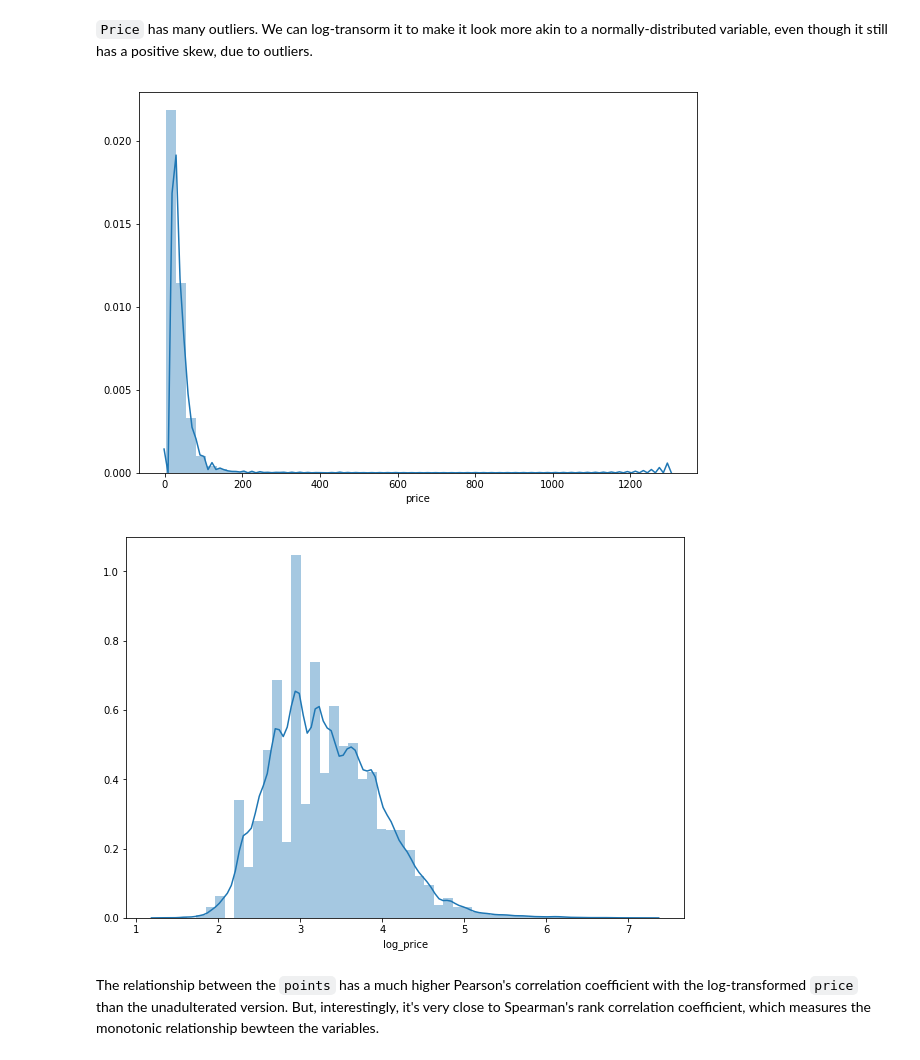
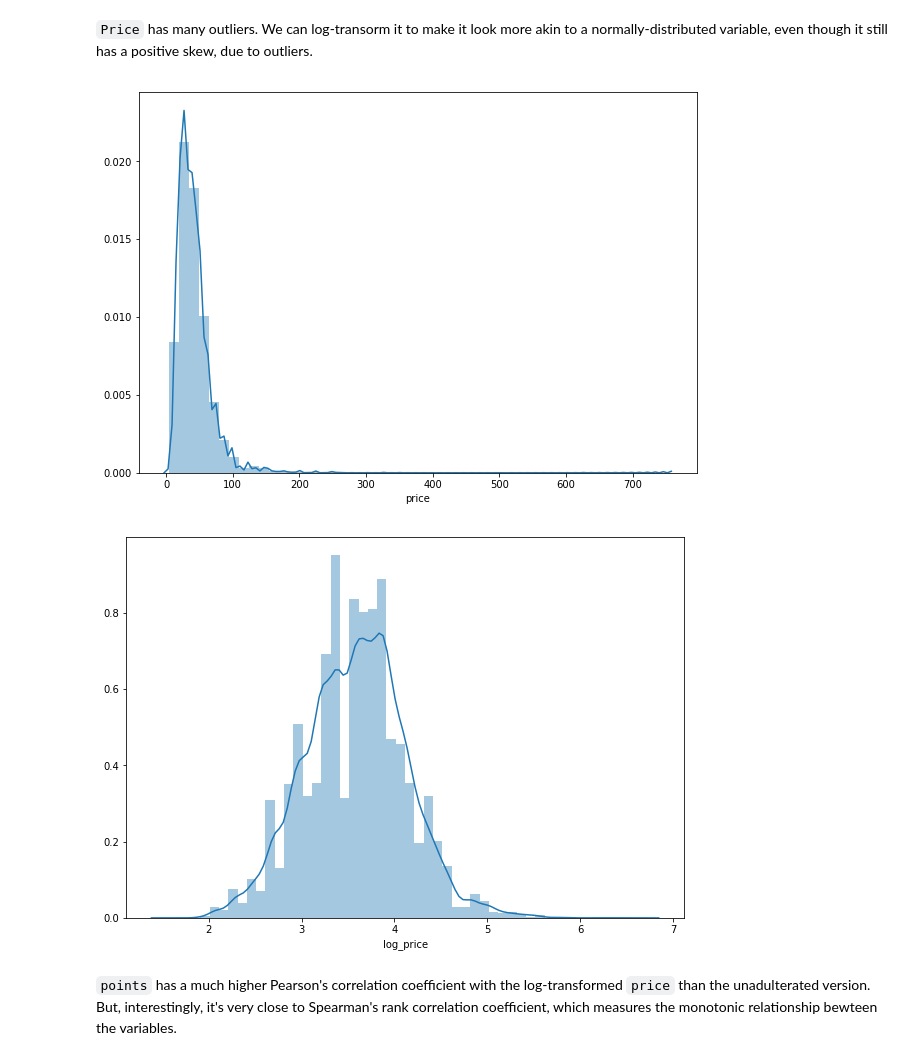
Before and after one commit to jbertscher/wining-and-mining, a Jupyter notebook: notebooks/1.0-jb-initial-data-exploration.ipynb, the cells around one changed output. Drawn from its saved outputs; the diff is of its cells as text; code cells hidden in the pictures.

```diff
--- a/notebooks/1.0-jb-initial-data-exploration.ipynb
+++ b/notebooks/1.0-jb-initial-data-exploration.ipynb
@@ -26,0 +60,6 @@ wine.head()
+# %%
+wine.duplicated().value_counts()
+wine[wine.duplicated(keep=False)].sort_values('title').head(10)
+wine = wine.drop_duplicates(keep='first')
+wine[wine.duplicated(subset='title', keep=False)].sort_values('title').shape
+wine = wine.drop_duplicates(subset='title', keep=False)
@@ -27 +71,9 @@ wine.head()
+# %%
+# Extract year from title
+## regex to extract date (matching wines from 20th and 21st century)
+wine['year'] = wine['title'].apply(lambda x: re.search(r'(19|20)[0-9]{2}', x))  # _sre.SRE_Match object returned
+year_exists = pd.notnull(wine['year'])  # Find where there is a match (no match signified by `NaN`)
+wine.loc[year_exists, 'year'] = wine.loc[year_exists, 'year'].apply(lambda x: x.group(0))  # Extract year where there is a match
+wine = wine[~wine['year'].isnull()]
+wine['year'] = wine['year'].astype(int)
 # %%
@@ -39,8 +90,0 @@ wine.describe()
-# %%
-# Extract year from title
-## regex to extract date (matching wines from 20th and 21st century)
-wine['year'] = wine['title'].apply(lambda x: re.search(r'(19|20)[0-9]{2}', x))  # _sre.SRE_Match object returned
-year_exists = ~pd.isnull(wine['year'])  # Find where there is a match
-wine.loc[year_exists, 'year'] = wine.loc[year_exists, 'year'].apply(lambda x: x.group(0))  # extract year where there is a match
-wine['year'] = wine['year'].fillna(0)  # For now, just fill missing values with 0
-wine['year'] = wine['year'].astype(int)
@@ -62,5 +118,5 @@ categoric_cols = [c for c in numeric_cols if c not in wine.columns]
 # %%
-wine = wine.dropna(subset = ['points'], axis = 0, how = 'any')
+wine = wine.dropna(axis = 0, how = 'any')
 # %%
 wine['points'].corr(wine['price'])
 # %% [output]
@@ -79,23 +130,21 @@ sns.distplot(wine['points'], kde = False, bins = 20);
 `Price` has many outliers. We can log-transorm it to make it look more akin to a normally-distributed variable, even though it still has a positive skew, due to outliers.
 # %%
 price = wine['price'].dropna()
-plt.figure(figsize = (10, 7))
-ax = sns.distplot(price)
+fig, ax = plt.subplots(figsize = (10, 7))
+sns.distplot(price)
 ax.set_xlabel('price')
 plt.show();
 
-log_price = np.log(price)
-plt.figure(figsize = (10, 7))
-ax = sns.distplot(log_price)
+wine['log_price'] = np.log(price)
+fig, ax = plt.subplots(figsize = (10, 7))
+sns.distplot(wine['log_price'])
 ax.set_xlabel('log_price')
 plt.show();
-
-wine['log_price'] = log_price;
 # %% [output]
-[figure, old version]
+[figure, new version]
-[figure, old version]
+[figure, new version]
 # %% [markdown]
-The relationship between the `points` has a much higher Pearson's correlation coefficient with the log-transformed `price` than the unadulterated version. But, interestingly, it's very close to Spearman's rank correlation coefficient, which measures the monotonic relationship bewteen the variables.
+`points` has a much higher Pearson's correlation coefficient with the log-transformed `price` than the unadulterated version. But, interestingly, it's very close to Spearman's rank correlation coefficient, which measures the monotonic relationship bewteen the variables.
 # %%
 wine['points'].corr(price)
 wine['points'].corr(log_price)
```
Also changed, not shown: parts of 37 cells of this notebook, 2 other files.
